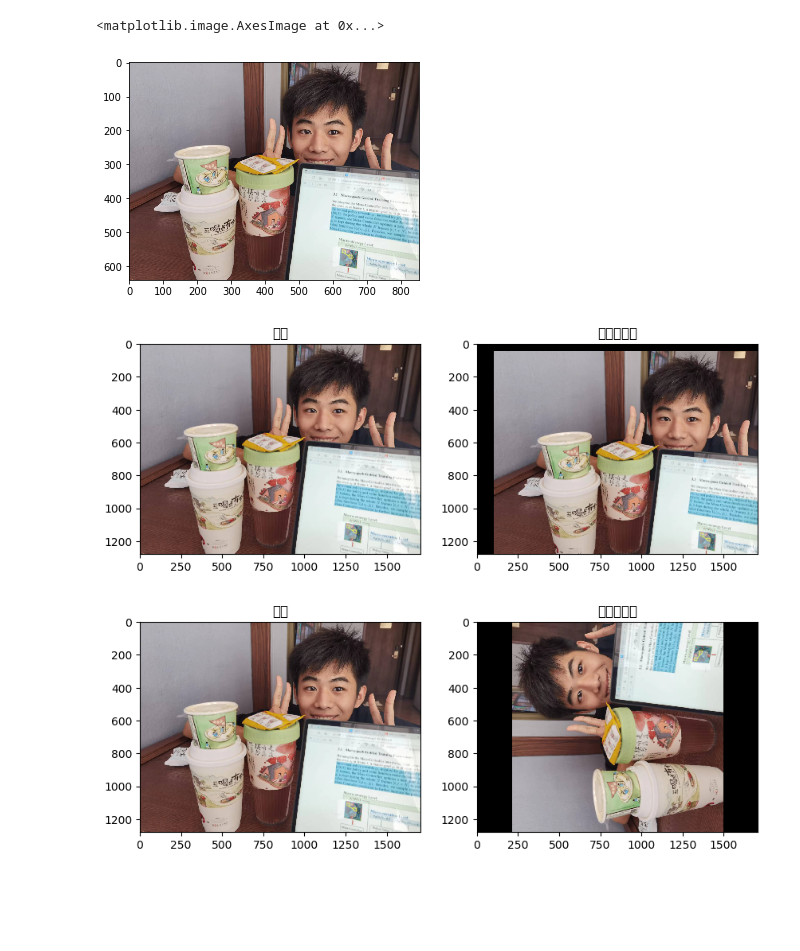
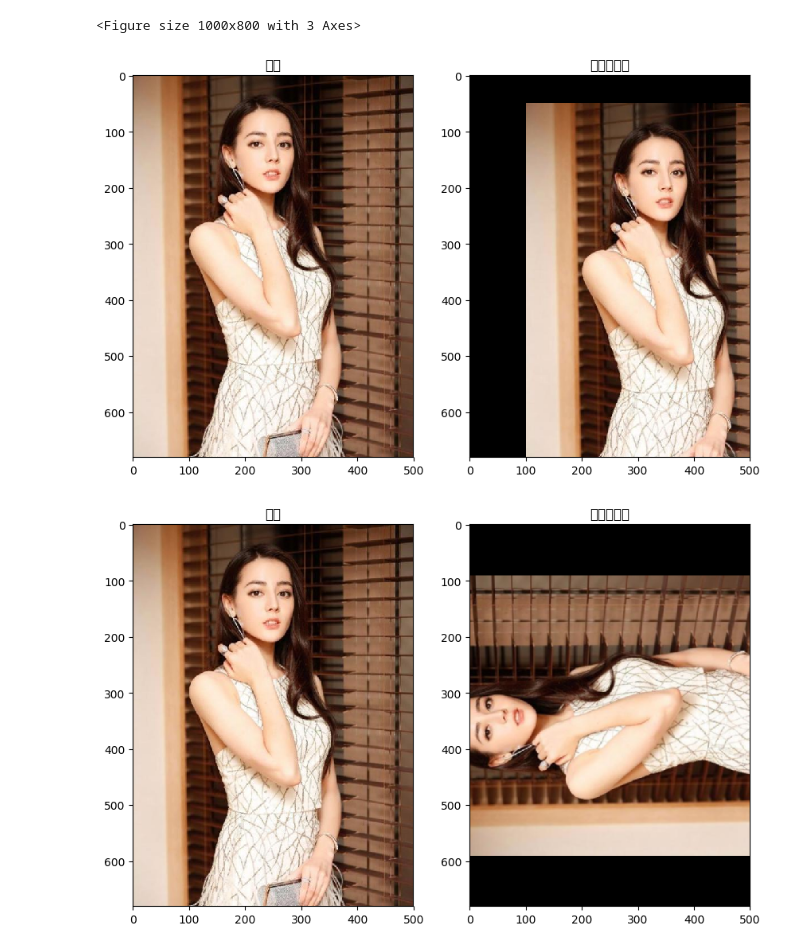
Before and after one commit to FengJingting/RM-tutorial, a Jupyter notebook: cw2/cwCV/test.ipynb, the cells around one changed output. Cells and saved outputs as stored; diff of their text form; code cells hidden in the pictures; blank space fills up the shorter version.

```diff
--- a/cw2/cwCV/test.ipynb
+++ b/cw2/cwCV/test.ipynb
@@ -13,7 +13,7 @@ interpolation：插值方法，
 import cv2 as cv
 import matplotlib.pyplot as plt
 # 1. 读取图片
-img1 = cv.imread("./image/lan.jpg")
+img1 = cv.imread("./image/dili.jpg")
 # 2.图像缩放
 # 2.1 绝对尺寸
 rows,cols = img1.shape[:2]
@@ -32,37 +32,36 @@ axes[2].imshow(res1[:,:,::-1])
 axes[2].set_title("相对尺度（缩小）")
 plt.show()
 # %% [output]
-<matplotlib.image.AxesImage at 0x...>
+<Figure size 1000x800 with 3 Axes>
-[figure, removed]
 # %%
 # 图像平移
 '''
 cv.warpAffine(img,M,dsize)
 M 是平移矩阵
 dsize: 输出图像的大小
 注意：输出图像的大小，它应该是(宽度，高度)的形式。请记住,width=列数，height=行数。
 '''
 import numpy as np
 import cv2 as cv
 import matplotlib.pyplot as plt
 
 # 1. 读取图像
-img1 = cv.imread("./image/lan.jpg")
+img1 = cv.imread("./image/dili.jpg")
 
 # 2. 图像平移
 rows,cols = img1.shape[:2]
 M = M = np.float32([[1,0,100],[0,1,50]])# 平移矩阵 x+100,y+50
 dst = cv.warpAffine(img1,M,(cols,rows))
 
 # 3. 图像显示
 fig,axes=plt.subplots(nrows=1,ncols=2,figsize=(10,8),dpi=100)
 axes[0].imshow(img1[:,:,::-1])
 axes[0].set_title("原图")
 axes[1].imshow(dst[:,:,::-1])
 axes[1].set_title("平移后结果")
 plt.show()
 # %% [output]
-[figure, old version]
+[figure, new version]
 # %%
 # 图像旋转
 '''
@@ -82,7 +81,7 @@ import numpy as np
 import cv2 as cv
 import matplotlib.pyplot as plt
 # 1 读取图像
-img = cv.imread("./image/lan.jpg")
+img = cv.imread("./image/dili.jpg")
 
 # 2 图像旋转
 rows,cols = img.shape[:2]
@@ -99,4 +98,4 @@ axes[1].imshow(dst[:,:,::-1])
 axes[1].set_title("旋转后结果")
 plt.show()
 # %% [output]
-[figure, old version]
+[figure, new version]
```
Also changed, not shown: 3 other files.
